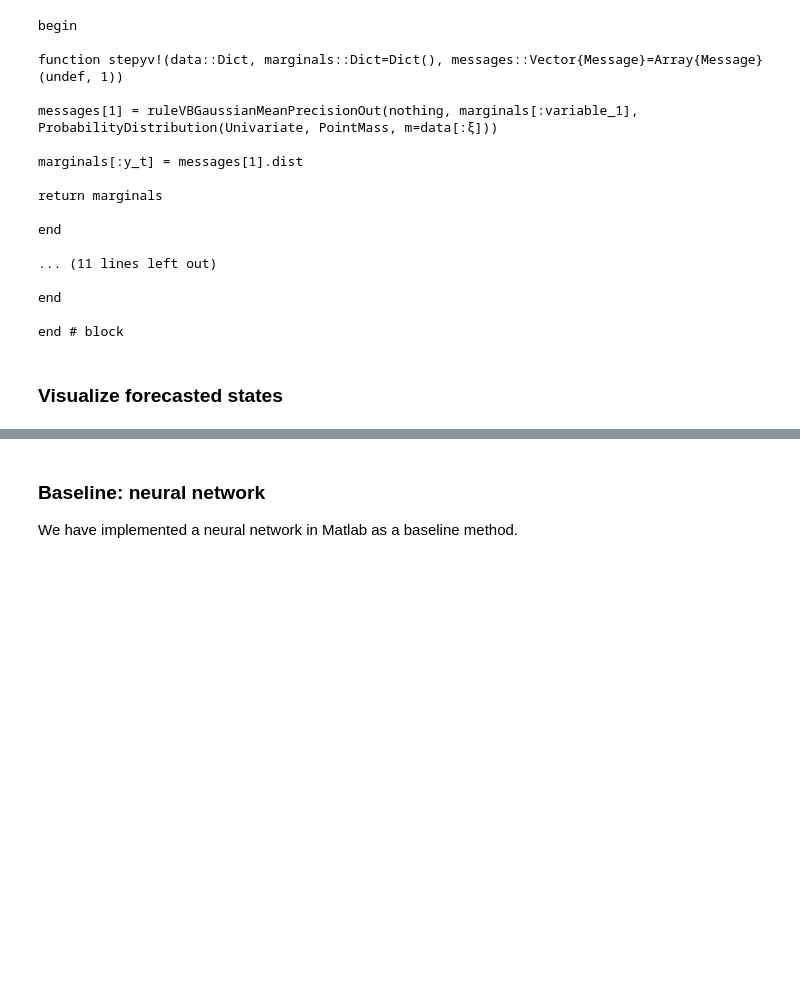
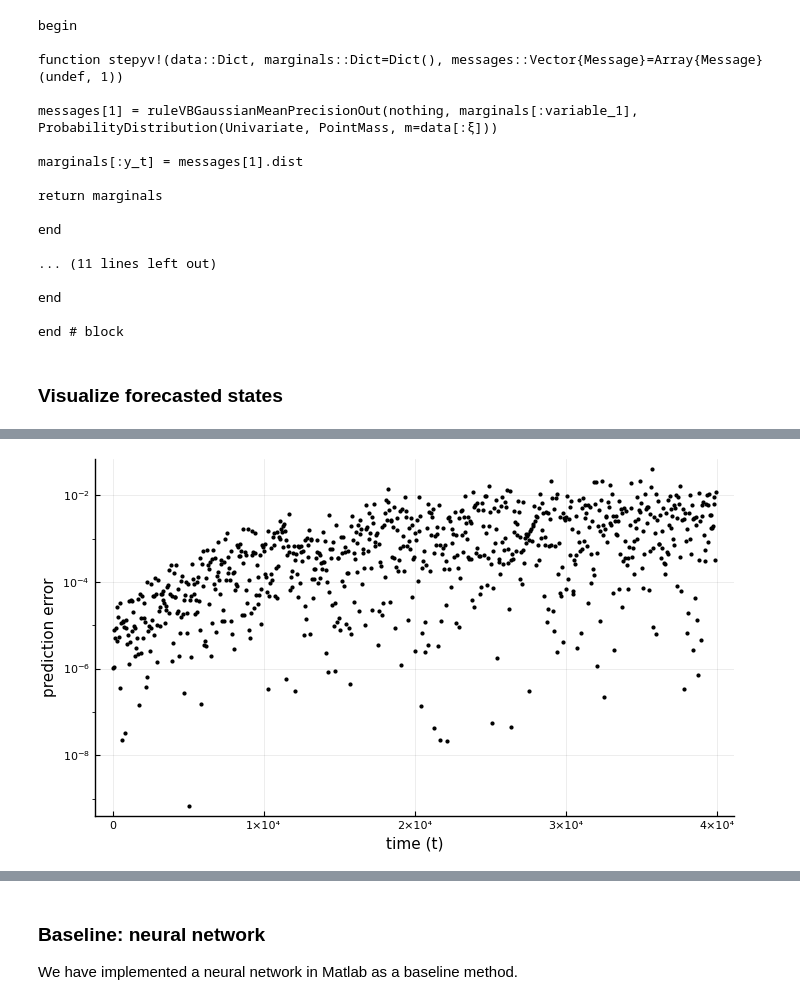
Before and after one commit to biaslab/nsi-silverbox, a Jupyter notebook: forecasting/forecasting-NLARX.ipynb, the cells around one changed output, grey strips where cells are left out. Saved outputs shown, nothing was run; the diff lists cells and outputs as text; code cells hidden in the pictures; blank space fills up the shorter version.

```diff
--- a/forecasting/forecasting-NLARX.ipynb
+++ b/forecasting/forecasting-NLARX.ipynb
@@ -453,8 +467,10 @@ Plots.plot!(1:n:T_val, estimated_states[1:n:T_val], color="red", linewidth=1, la
 Plots.savefig(p3, "viz/forecasted_states.png")
 # %%
 # Error plot
-pred_error = (estimated_states .- output_val).^2
+pred_error = (predicted_states .- output_val).^2
 p4 = Plots.scatter(3:n:T_val, pred_error[3:n:end], color="black", label="", markersize=2, size=(700,400), xlabel="time (t)", yscale=:log10, ylabel="prediction error")
+# %% [output]
+[figure, added]
 # %%
 Plots.savefig(p4, "viz/forecasted_error.png")
 # %%
```
Also changed, not shown: parts of 21 cells of this notebook.
